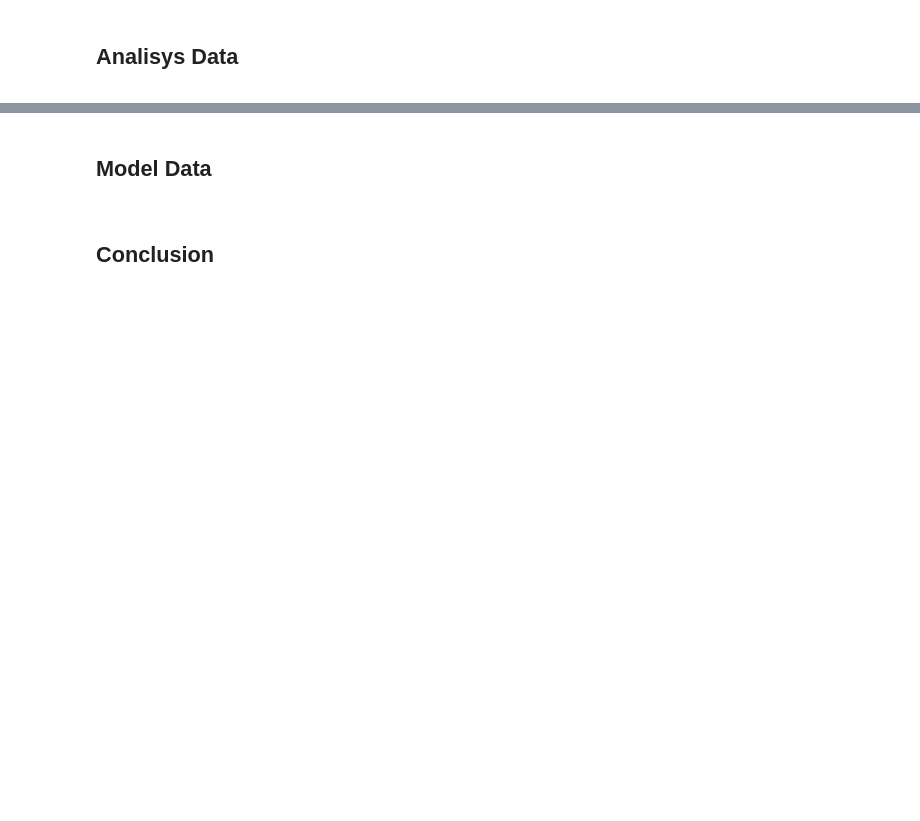
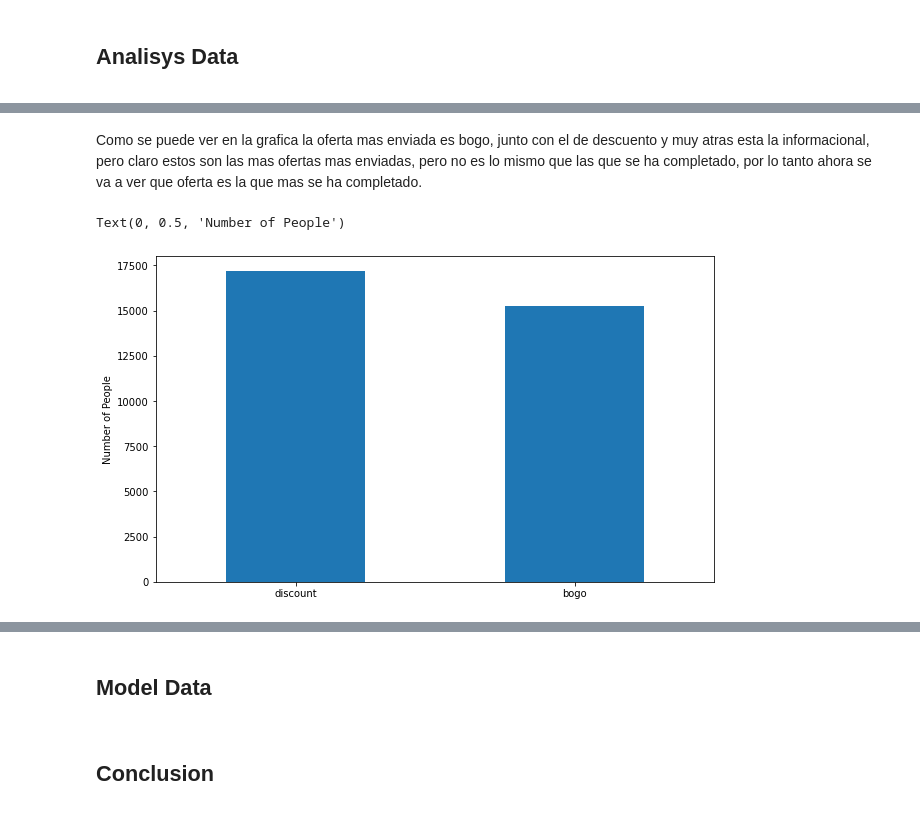
Before and after one commit to DaniMG95/Starbucks_Capstone, a Jupyter notebook: Starbucks_Capstone_notebook.ipynb, the cells around one changed output, grey strips where cells are left out. Saved outputs shown, nothing was run; the diff lists cells and outputs as text; code cells hidden in the pictures; blank space fills up the shorter version.

```diff
--- a/Starbucks_Capstone_notebook.ipynb
+++ b/Starbucks_Capstone_notebook.ipynb
@@ -343,0 +482,8 @@ plt.bar(merge["name_offer"], merge["id"])
+# %% [markdown]
+Como se puede ver en la grafica la oferta mas enviada es bogo, junto con el de descuento y muy atras esta la informacional, pero claro estos son las mas ofertas mas enviadas, pero no es lo mismo que las que se ha completado, por lo tanto ahora se va a ver que oferta es la que mas se ha completado.
+# %%
+df[df["event"]=="completed"].offer_type.value_counts().plot(kind='bar', rot=0, figsize=(10,6))
+plt.ylabel('Number of People')
+# %% [output]
+Text(0, 0.5, 'Number of People')
+[figure, added]
```
Also changed, not shown: parts of 65 cells of this notebook.
